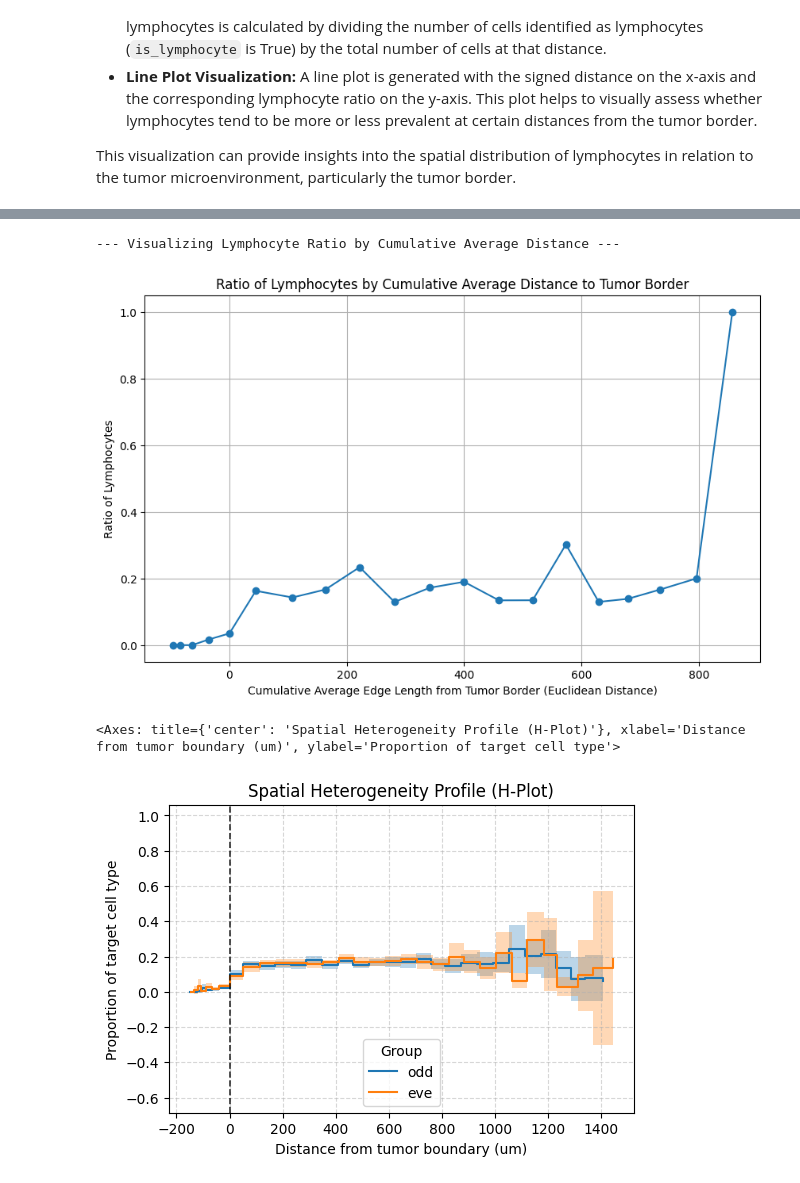
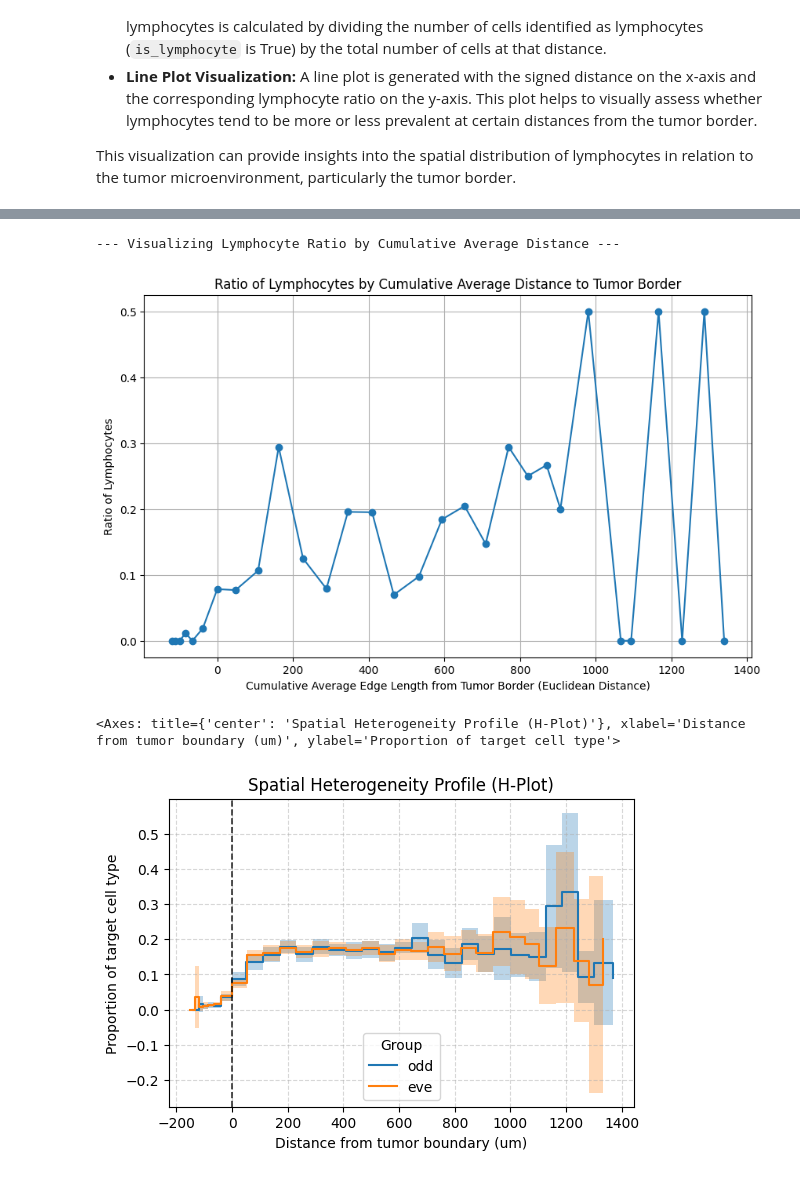
Before and after one commit to huangch/hplot_tutorial, a Jupyter notebook: hplot_tutorial.ipynb, the cells around one changed output, grey strips where cells are left out. Drawn from its saved outputs; the diff is of its cells as text; code cells hidden in the pictures.

```diff
--- a/hplot_tutorial.ipynb
+++ b/hplot_tutorial.ipynb
@@ -416,7 +417,7 @@ def calculate_cumulative_avg_distance_lymphocyte_ratio(df_with_distances, filter
     # Group by signed_distance_to_border and calculate the ratio of lymphocytes
     # Handle potential empty groups or no lymphocytes at a distance
     # Exclude NaN distances from grouping
-    lymphocyte_ratio_by_distance = df_with_distances.dropna(subset=['signed_distance_to_border']).groupby('signed_distance_to_border')['is_lymphocyte'].apply(lambda x: x.sum() / len(x) if len(x) > 0 else 0)
+    lymphocyte_ratio_by_distance = df_with_distances.dropna(subset=['signed_distance_to_border']).groupby('signed_distance_to_border')['is_lymphocyte'].apply(lambda x: x.sum() / len(x) if len(x) > 0 else np.nan).dropna()
 
     # Step 1: Calculate average edge length between adjacent layers
     average_edge_length_between_layers = {}
@@ -956,7 +957,7 @@ plt.grid(True)
 plt.show()
 # %% [output]
 --- Visualizing Lymphocyte Ratio by Cumulative Average Distance ---
-[figure, old version]
+[figure, new version]
 # %%
 num_cells = 1000
 image_width = 2000
@@ -1004,20 +1005,17 @@ for i in range(50):
   df_with_distances['signed_distance_to_border'] = df_with_distances['signed_distance_to_border'].replace([np.inf, -np.inf], np.nan)
 
   # Prepare data for lymphocyte ratio by signed distance plot
-  # lymphocyte_ratio_by_distance = df_with_distances.dropna(subset=['signed_distance_to_border']).groupby('signed_distance_to_border')['is_lymphocyte'].apply(lambda x: x.sum() / len(x) if len(x) > 0 else 0)
-  # lymphocyte_ratio_by_distance = lymphocyte_ratio_by_distance.sort_index()
-
   lymphocyte_ratio_plot_data = calculate_cumulative_avg_distance_lymphocyte_ratio(df_with_distances, filtered_edges_df)
 
-  for layer in range(-25, 25):
+  for layer in range(-12, 24):
     if layer in lymphocyte_ratio_plot_data['signed_distance'].tolist():
       value = lymphocyte_ratio_plot_data[lymphocyte_ratio_plot_data['signed_distance'] == layer]['lymphocyte_ratio'].values[0]
       distance = lymphocyte_ratio_plot_data[lymphocyte_ratio_plot_data['signed_distance'] == layer]['cumulative_avg_edge_length'].values[0]
       result_df.loc[len(result_df)] = [region_id, layer, value, label, distance]
 # %%
 h = HPlot()
-h.fit(result_df, value_col='value', layer_col='layer', region_col='region_id', group_col='group', distance_col='distance', distance_unit='um')
+h.fit(result_df, value_col='value', layer_col='layer', case_col='region_id', group_col='group', distance_col='distance', distance_unit='um')
 h.plot(ci_show=True)
 # %% [output]
 <Axes: title={'center': 'Spatial Heterogeneity Profile (H-Plot)'}, xlabel='Distance from tumor boundary (um)', ylabel='Proportion of target cell type'>
-[figure, old version]
+[figure, new version]
```
Also changed, not shown: parts of 11 cells of this notebook.
